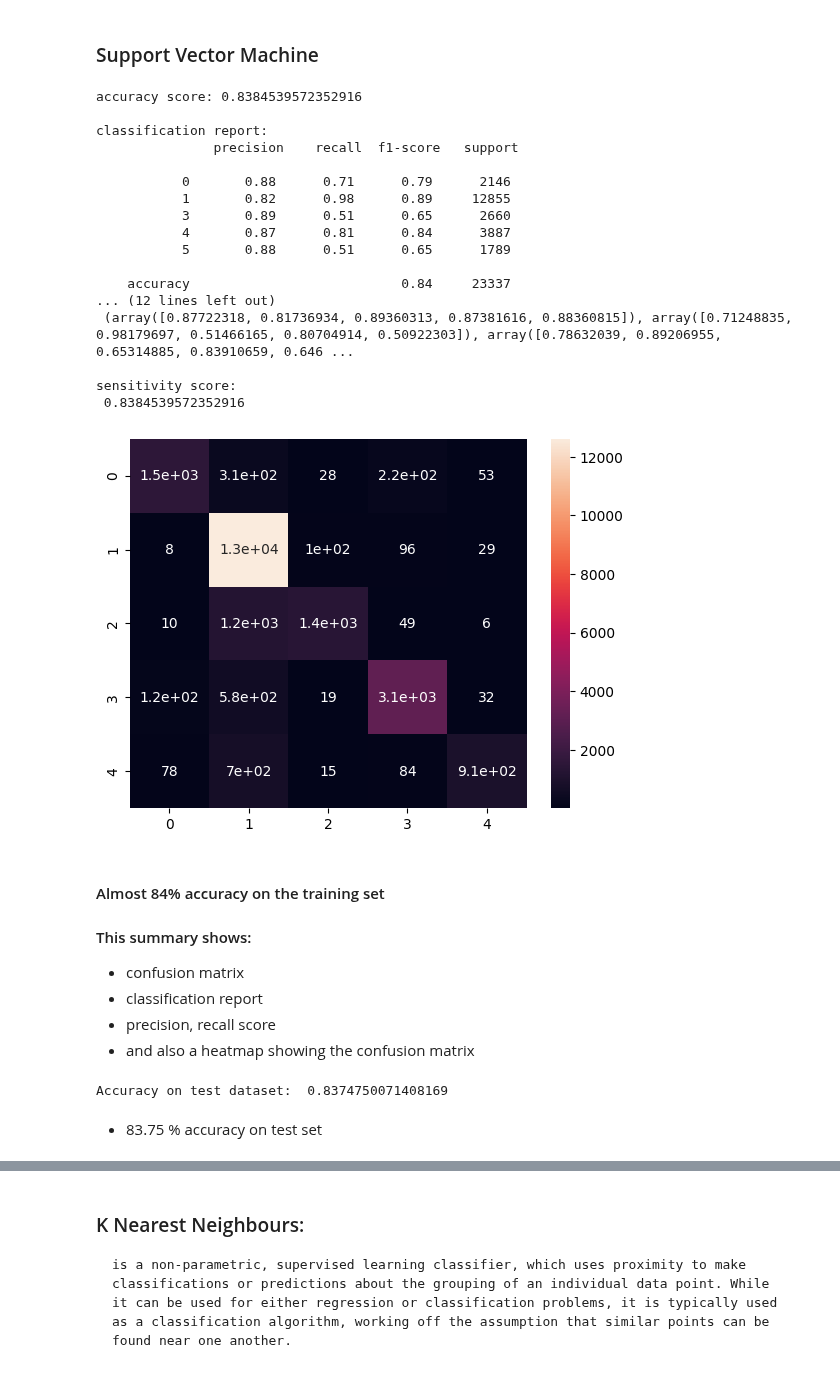
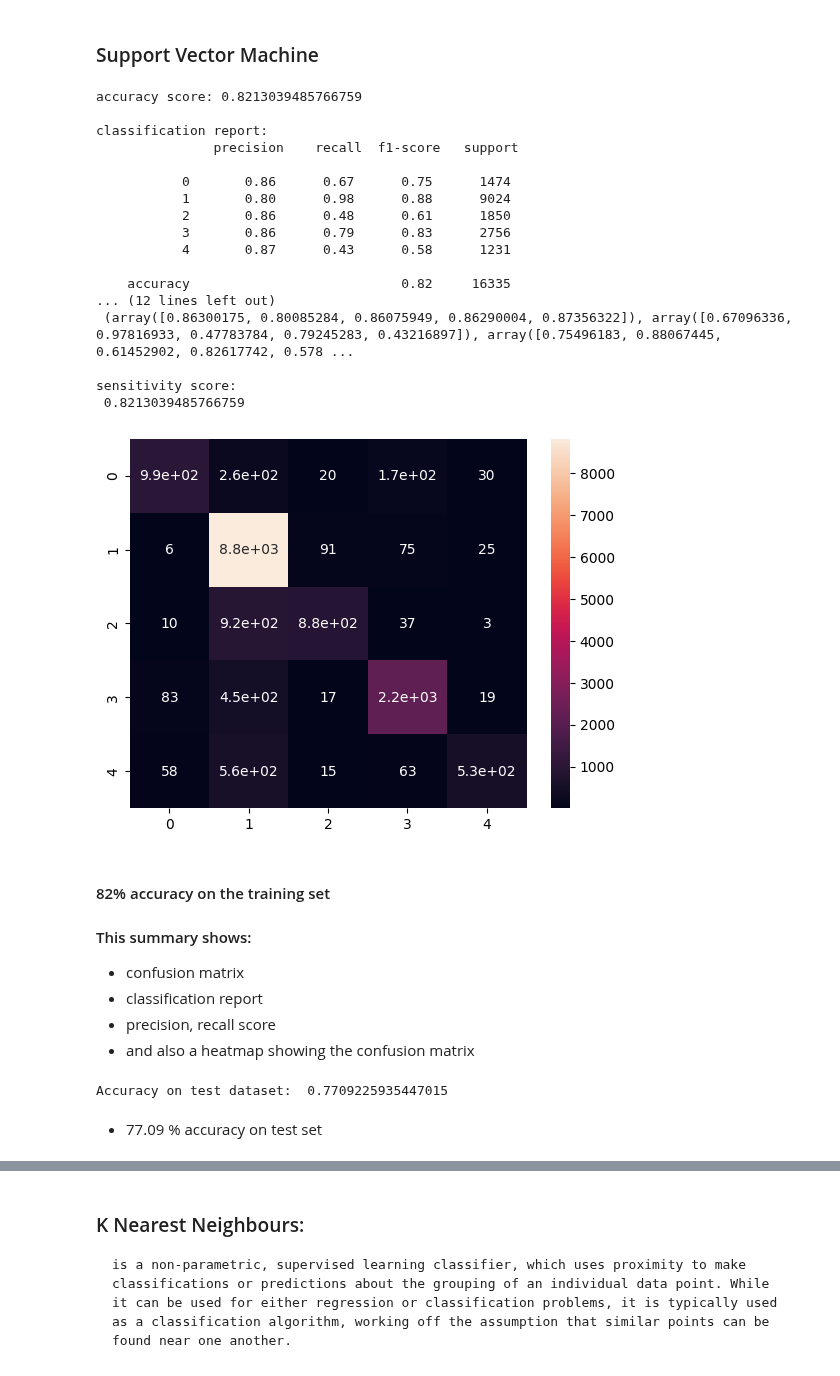
Before and after one commit to Taoheed-O/Tuberculosis_Survival_prediction, a Jupyter notebook: Machine_learning.ipynb, the cells around one changed output, grey strips where cells are left out. Saved outputs shown, nothing was run; the diff lists cells and outputs as text; code cells hidden in the pictures.

```diff
--- a/Machine_learning.ipynb
+++ b/Machine_learning.ipynb
@@ -368,7 +368,7 @@ array(['cured', 'loss to follow up', 'completed', 'died', 'failure'],
 patients_total['outcome_cd_bin'] = patients_total['outcome_cd_state'].apply(lambda x: 1 if x == 'cured' \
                                                                                        else (0 if x == 'died' \
                                                                                                   else(2 if x == 'completed'\
-                                                                                                      else(3 if x == 'loss to follow up' else 'failure'))))
+                                                                                                      else(3 if x == 'loss to follow up' else 4))))
 # %% [markdown]
 #### A heatmap showing the correlation between the columns of the whole combined dataset
 # %%
@@ -701,54 +729,54 @@ plt.savefig('rf_comparison.jpg')
 ### Support Vector Machine
 # %%
 svc = SVC()
-model_svc = svc.fit(x_train,np.array(y_train))
+model_svc = svc.fit(x_train,np.array(y_train['outcome_cd_bin']))
 # %%
 predicted_label  = model_svc.predict(x_train)
-actual_label = np.array(y_train)
+actual_label = np.array(y_train['outcome_cd_bin'])
 print('accuracy score:',accuracy_score(actual_label,predicted_label))
 print('\nclassification report:\n',classification_report(actual_label,predicted_label))
 print('\nconfusion matrix:\n',confusion_matrix(actual_label,predicted_label))
 print('\nprecison,recall,fscore,support ARRAYS:\n',precision_recall_fscore_support(actual_label,predicted_label))
 # def specificity(y_true , y_pred):
 #     w,x,y,z = precision_recall_fscore_support(actual_label,predicted_label)
 #     return(x[0])
 print('\nsensitivity score:\n',recall_score(actual_label,predicted_label,average='micro'))
 # print('\nspecificity score:\n',specificity(actual_label,predicted_label))
 
 cm = confusion_matrix(actual_label,predicted_label)
 
 sns.heatmap(cm,annot=True)
 plt.show()
 # %% [output]
-accuracy score: 0.8384539572352916
+accuracy score: 0.8213039485766759
 
 classification report:
                precision    recall  f1-score   support
 
-           0       0.88      0.71      0.79      2146
-           1       0.82      0.98      0.89     12855
-           3       0.89      0.51      0.65      2660
-           4       0.87      0.81      0.84      3887
-           5       0.88      0.51      0.65      1789
+           0       0.86      0.67      0.75      1474
+           1       0.80      0.98      0.88      9024
+           2       0.86      0.48      0.61      1850
+           3       0.86      0.79      0.83      2756
+           4       0.87      0.43      0.58      1231
 
-    accuracy                           0.84     23337
+    accuracy                           0.82     16335
 ... (12 lines left out)
- (array([0.87722318, 0.81736934, 0.89360313, 0.87381616, 0.88360815]), array([0.71248835, 0.98179697, 0.51466165, 0.80704914, 0.50922303]), array([0.78632039, 0.89206955, 0.65314885, 0.83910659, 0.646 ...
+ (array([0.86300175, 0.80085284, 0.86075949, 0.86290004, 0.87356322]), array([0.67096336, 0.97816933, 0.47783784, 0.79245283, 0.43216897]), array([0.75496183, 0.88067445, 0.61452902, 0.82617742, 0.578 ...
 
 sensitivity score:
- 0.8384539572352916
+ 0.8213039485766759
-[figure, old version]
+[figure, new version]
 # %% [markdown]
-#### Almost 84% accuracy on the training set
+#### 82% accuracy on the training set
 #### This summary shows:
 - confusion matrix
 - classification report
 - precision, recall score
 - and also a heatmap showing the confusion matrix
 # %%
-print('Accuracy on test dataset: ', accuracy_score(y_test, model_svc.predict(x_test)))
+print('Accuracy on test dataset: ', accuracy_score(y_test['outcome_cd_bin'], model_svc.predict(x_test)))
 # %% [output]
-Accuracy on test dataset:  0.8374750071408169
+Accuracy on test dataset:  0.7709225935447015
 # %% [markdown]
-- 83.75 % accuracy on test set
+- 77.09 % accuracy on test set
 # %%
```
Also changed, not shown: parts of 23 cells of this notebook.
